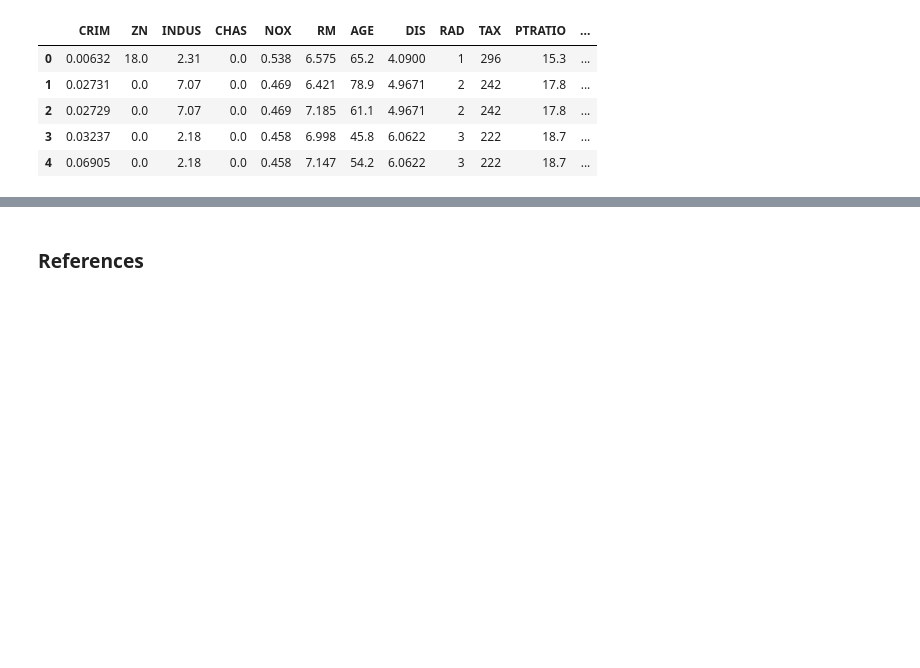
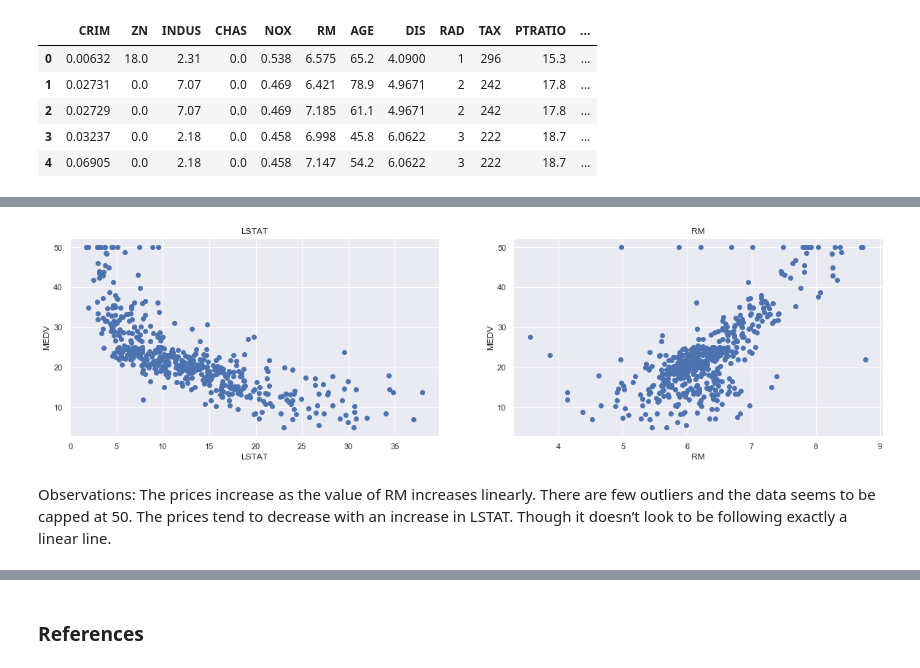
Before and after one commit to JohnADeady/ML-S-Project, a Jupyter notebook: Boston House Prices.ipynb, the cells around one changed output, grey strips where cells are left out. Drawn from its saved outputs; the diff is of its cells as text; code cells hidden in the pictures; blank space fills up the shorter version.

```diff
--- a/Boston House Prices.ipynb
+++ b/Boston House Prices.ipynb
@@ -64,0 +90,20 @@ boston.describe()
+# %%
+plt.figure(figsize=(20, 5))
+
+features = ['LSTAT', 'RM']
+target = boston['MEDV']
+
+for i, col in enumerate(features):
+    plt.subplot(1, len(features) , i+1)
+    x = boston[col]
+    y = target
+    plt.scatter(x, y, marker='o')
+    plt.title(col)
+    plt.xlabel(col)
+    plt.ylabel('MEDV')
+# %% [output]
+[figure, added]
+# %% [markdown]
+Observations:
+The prices increase as the value of RM increases linearly. There are few outliers and the data seems to be capped at 50.
+The prices tend to decrease with an increase in LSTAT. Though it doesn’t look to be following exactly a linear line.
```
Also changed, not shown: parts of 12 cells of this notebook.
